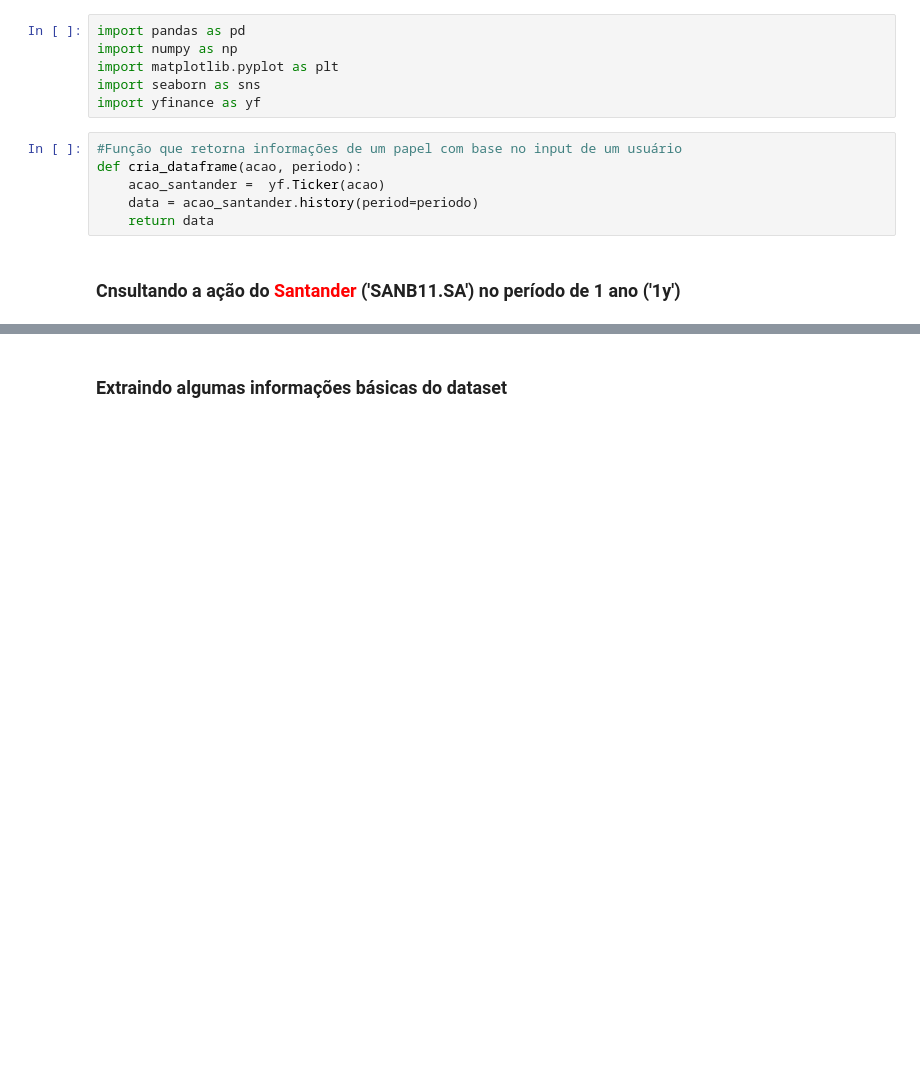
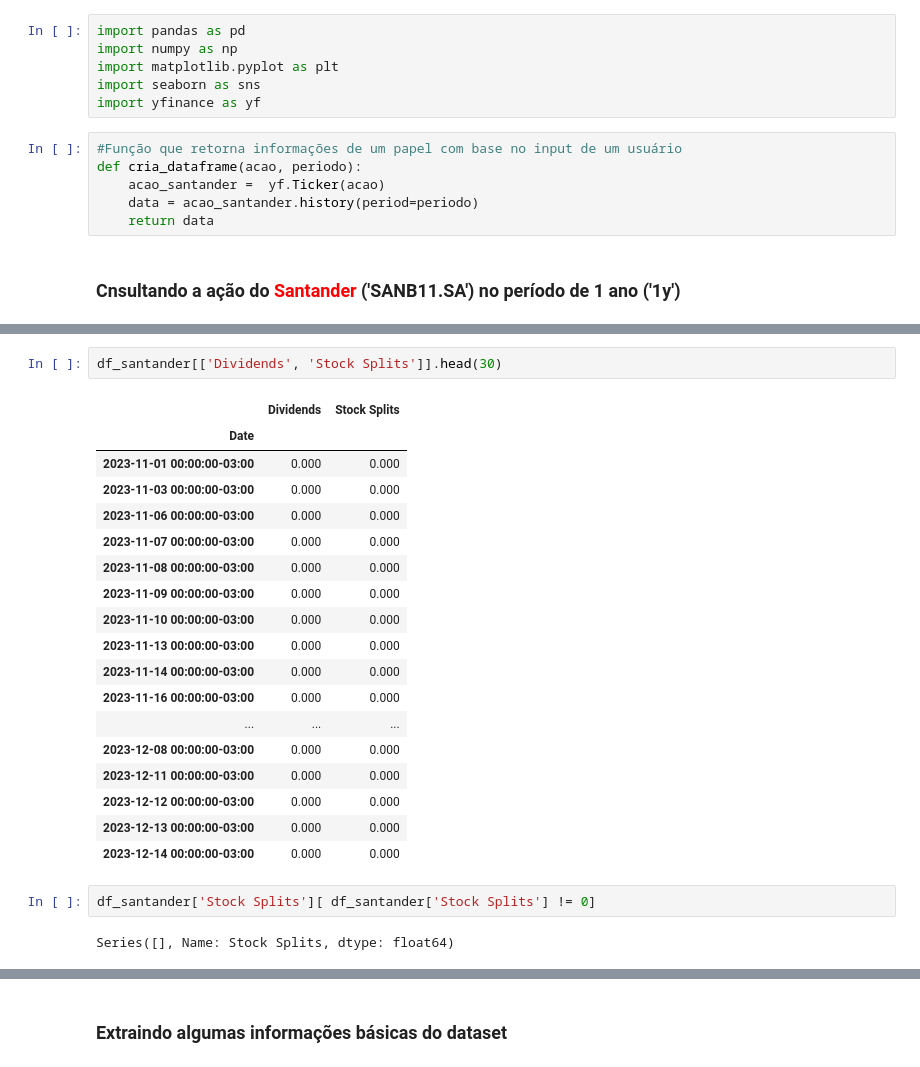
Before and after one commit to Wolfgang-Amadeus-Mozart/Projetos_ciencia_de_dados, a Jupyter notebook: Estudo sobre a performance de ações de bancos na bolsa de valores/Estudo do Mercado Financeiro (Bancos).ipynb, the cells around one changed output, grey strips where cells are left out. Cells and saved outputs as stored; diff of their text form; blank space fills up the shorter version.

```diff
--- a/Estudo sobre a performance de ações de bancos na bolsa de valores/Estudo do Mercado Financeiro (Bancos).ipynb
+++ b/Estudo sobre a performance de ações de bancos na bolsa de valores/Estudo do Mercado Financeiro (Bancos).ipynb
@@ -44,0 +45,25 @@ df_santander.head(10)
+# %%
+df_santander[['Dividends', 'Stock Splits']].head(30)
+# %% [output]
+|  | Dividends | Stock Splits |
+| Date |  |  |
+| 2023-11-01 00:00:00-03:00 | 0.000 | 0.000 |
+| 2023-11-03 00:00:00-03:00 | 0.000 | 0.000 |
+| 2023-11-06 00:00:00-03:00 | 0.000 | 0.000 |
+| 2023-11-07 00:00:00-03:00 | 0.000 | 0.000 |
+| 2023-11-08 00:00:00-03:00 | 0.000 | 0.000 |
+| 2023-11-09 00:00:00-03:00 | 0.000 | 0.000 |
+| 2023-11-10 00:00:00-03:00 | 0.000 | 0.000 |
+| 2023-11-13 00:00:00-03:00 | 0.000 | 0.000 |
+| 2023-11-14 00:00:00-03:00 | 0.000 | 0.000 |
+| 2023-11-16 00:00:00-03:00 | 0.000 | 0.000 |
+| ... | ... | ... |
+| 2023-12-08 00:00:00-03:00 | 0.000 | 0.000 |
+| 2023-12-11 00:00:00-03:00 | 0.000 | 0.000 |
+| 2023-12-12 00:00:00-03:00 | 0.000 | 0.000 |
+| 2023-12-13 00:00:00-03:00 | 0.000 | 0.000 |
+| 2023-12-14 00:00:00-03:00 | 0.000 | 0.000 |
+# %%
+df_santander['Stock Splits'][ df_santander['Stock Splits'] != 0]
+# %% [output]
+Series([], Name: Stock Splits, dtype: float64)
```
Also changed, not shown: parts of 16 cells of this notebook.
